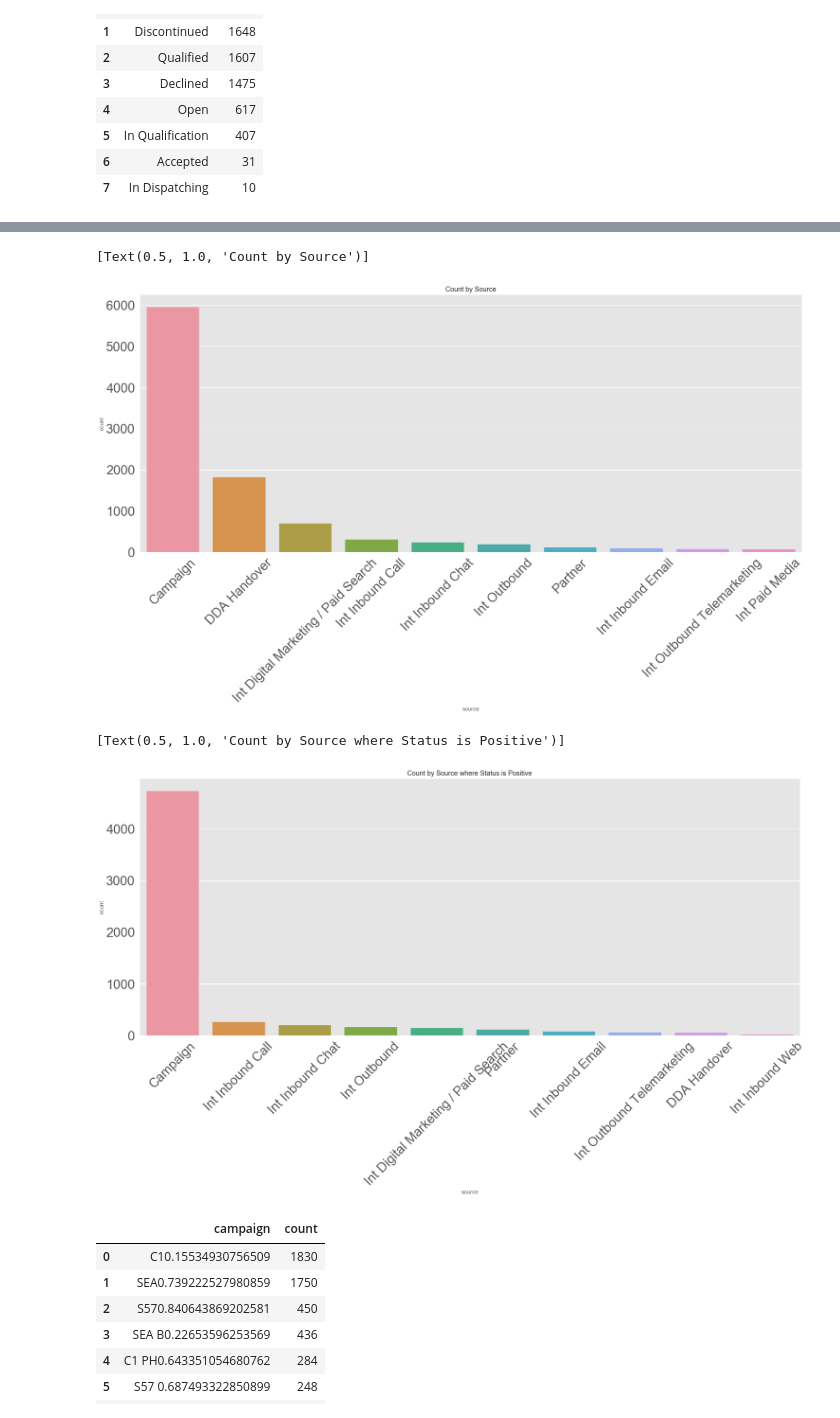
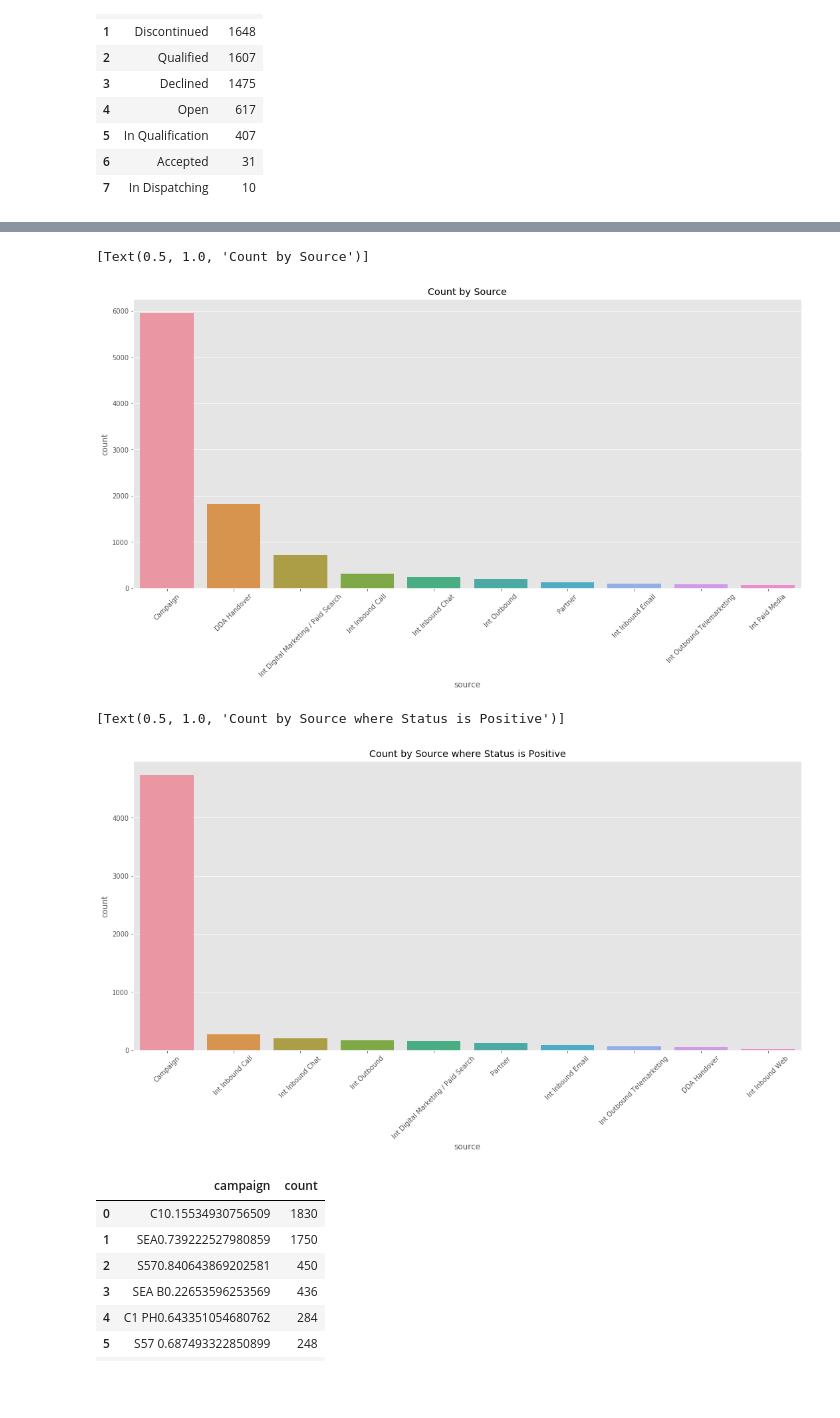
Before and after one commit to MinHyuckChoi/The-Brief, a Jupyter notebook: Section A.ipynb, the cells around one changed output, grey strips where cells are left out. Cells and saved outputs as stored; diff of their text form; code cells hidden in the pictures; blank space fills up the shorter version.

```diff
--- a/Section A.ipynb
+++ b/Section A.ipynb
@@ -235,25 +234,25 @@ source_accept
 # %%
 figure, ((ax1)) = plt.subplots(nrows=1, ncols=1)
 
 
 a=sns.barplot(data=source.head(10), x='source', y='count', ax=ax1)
 a.set_xticklabels(a.get_xticklabels(), rotation=45)
-a
+a.figure.set_size_inches(18,8)
 
 ax1.set(title="Count by Source")
 # %% [output]
 [Text(0.5, 1.0, 'Count by Source')]
-[figure, old version]
+[figure, new version]
 # %%
 figure, ((ax2)) = plt.subplots(nrows=1, ncols=1)
 
 b=sns.barplot(data=source_accept.head(10), x='source', y='count', ax=ax2)
 b.set_xticklabels(b.get_xticklabels(), rotation=45)
-b
+b.figure.set_size_inches(18,8)
 ax2.set(title="Count by Source where Status is Positive")
 # %% [output]
 [Text(0.5, 1.0, 'Count by Source where Status is Positive')]
-[figure, old version]
+[figure, new version]
 # %%
 campaign = lead['Campaign'].value_counts()
 campaign = pd.DataFrame(campaign).reset_index()
```
Also changed, not shown: parts of 13 cells of this notebook.
